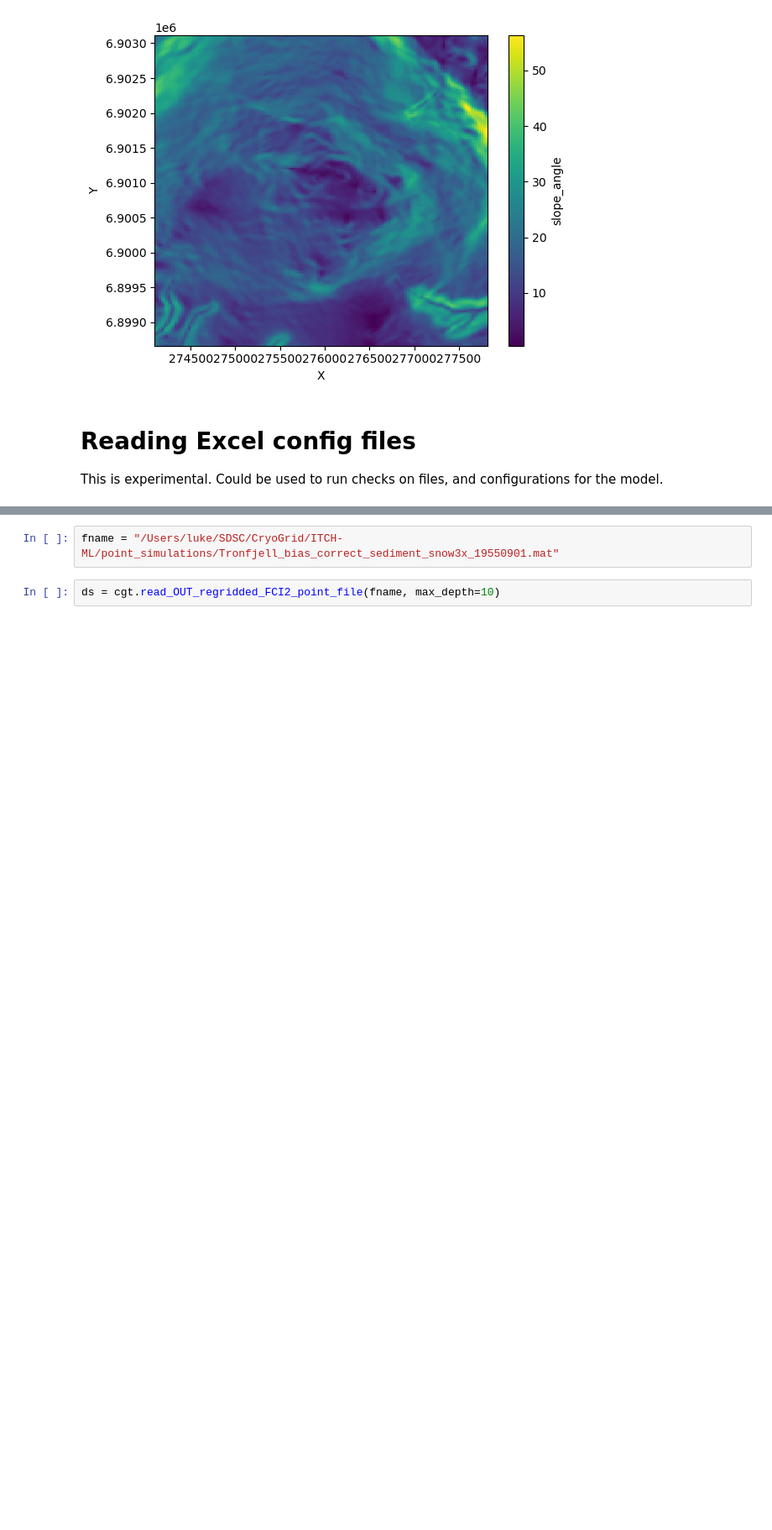
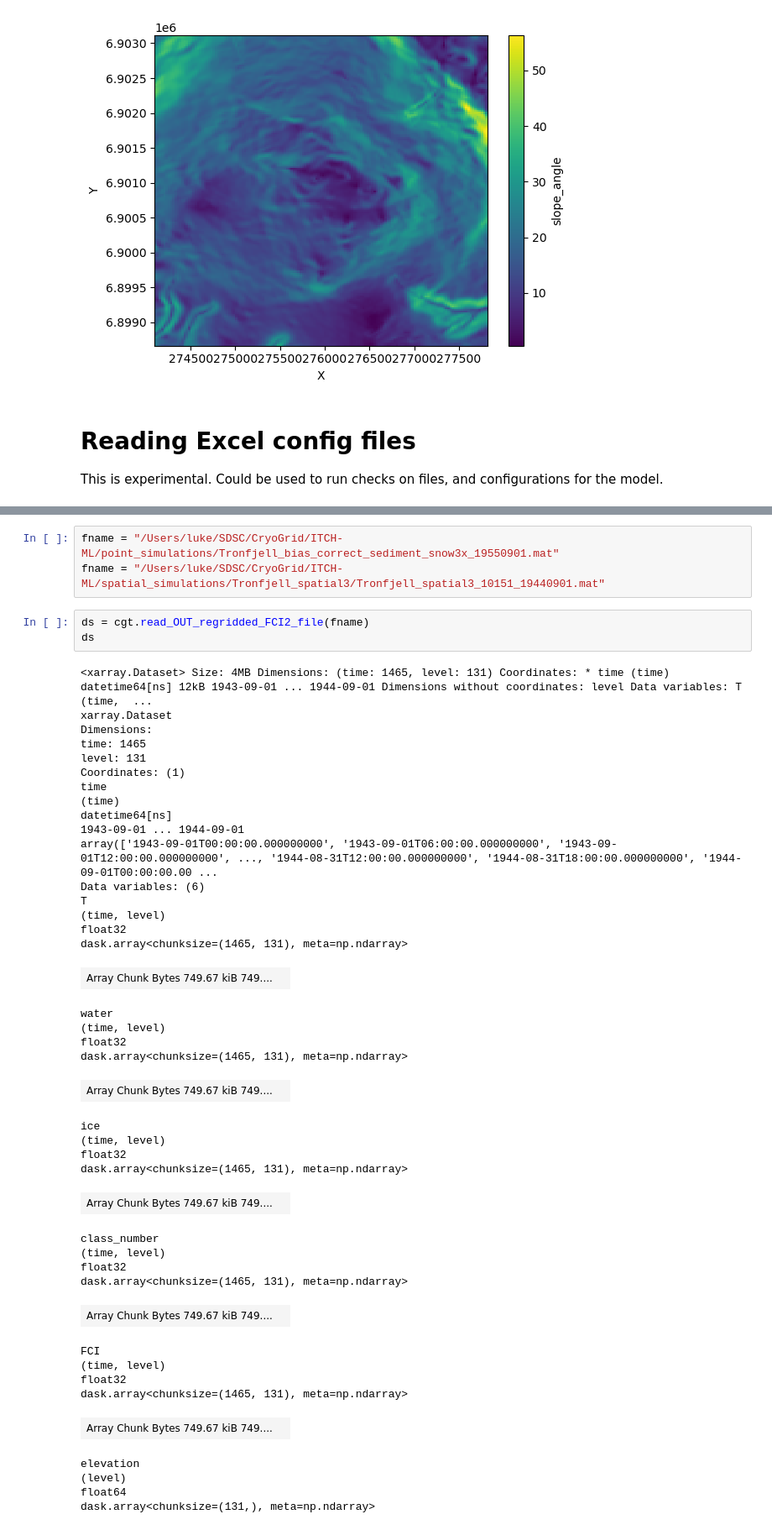
Before and after one commit to lukegre/CryoGrid-pyTools, a Jupyter notebook: demo.ipynb, the cells around one changed output, grey strips where cells are left out. Shown at 84% size. Cells and saved outputs as stored; diff of their text form; blank space fills up the shorter version.

```diff
--- a/demo.ipynb
+++ b/demo.ipynb
@@ -183,5 +184,49 @@ print(forcing_path)
 /Users/luke/SDSC/CryoGrid/cryogrid-pamir/abramov/forcing/cryogrid-pamir_abramov-era5-1970_2020.mat
 # %%
 fname = "/Users/luke/SDSC/CryoGrid/ITCH-ML/point_simulations/Tronfjell_bias_correct_sediment_snow3x_19550901.mat"
+fname = "/Users/luke/SDSC/CryoGrid/ITCH-ML/spatial_simulations/Tronfjell_spatial3/Tronfjell_spatial3_10151_19440901.mat"
 # %%
-ds = cgt.read_OUT_regridded_FCI2_point_file(fname, max_depth=10)
+ds = cgt.read_OUT_regridded_FCI2_file(fname)
+ds
+# %% [output]
+<xarray.Dataset> Size: 4MB Dimensions: (time: 1465, level: 131) Coordinates: * time (time) datetime64[ns] 12kB 1943-09-01 ... 1944-09-01 Dimensions without coordinates: level Data variables: T (time,  ...
+xarray.Dataset
+Dimensions:
+time: 1465
+level: 131
+Coordinates: (1)
+time
+(time)
+datetime64[ns]
+1943-09-01 ... 1944-09-01
+array(['1943-09-01T00:00:00.000000000', '1943-09-01T06:00:00.000000000', '1943-09-01T12:00:00.000000000', ..., '1944-08-31T12:00:00.000000000', '1944-08-31T18:00:00.000000000', '1944-09-01T00:00:00.00 ...
+Data variables: (6)
+T
+(time, level)
+float32
+dask.array<chunksize=(1465, 131), meta=np.ndarray>
+| Array Chunk Bytes 749.67 kiB 749.... |  |
+water
+(time, level)
+float32
+dask.array<chunksize=(1465, 131), meta=np.ndarray>
+| Array Chunk Bytes 749.67 kiB 749.... |  |
+ice
+(time, level)
+float32
+dask.array<chunksize=(1465, 131), meta=np.ndarray>
+| Array Chunk Bytes 749.67 kiB 749.... |  |
+class_number
+(time, level)
+float32
+dask.array<chunksize=(1465, 131), meta=np.ndarray>
+| Array Chunk Bytes 749.67 kiB 749.... |  |
+FCI
+(time, level)
+float32
+dask.array<chunksize=(1465, 131), meta=np.ndarray>
+| Array Chunk Bytes 749.67 kiB 749.... |  |
+elevation
+(level)
+float64
+dask.array<chunksize=(131,), meta=np.ndarray>
```
Also changed, not shown: parts of 7 cells of this notebook, 2 other files.
